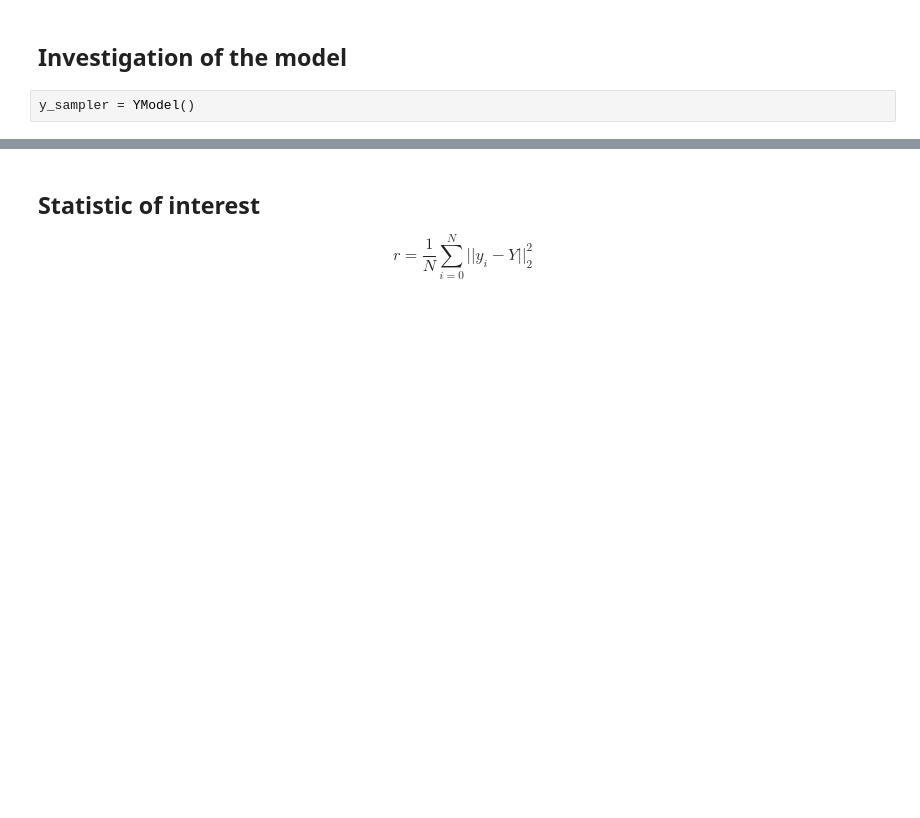
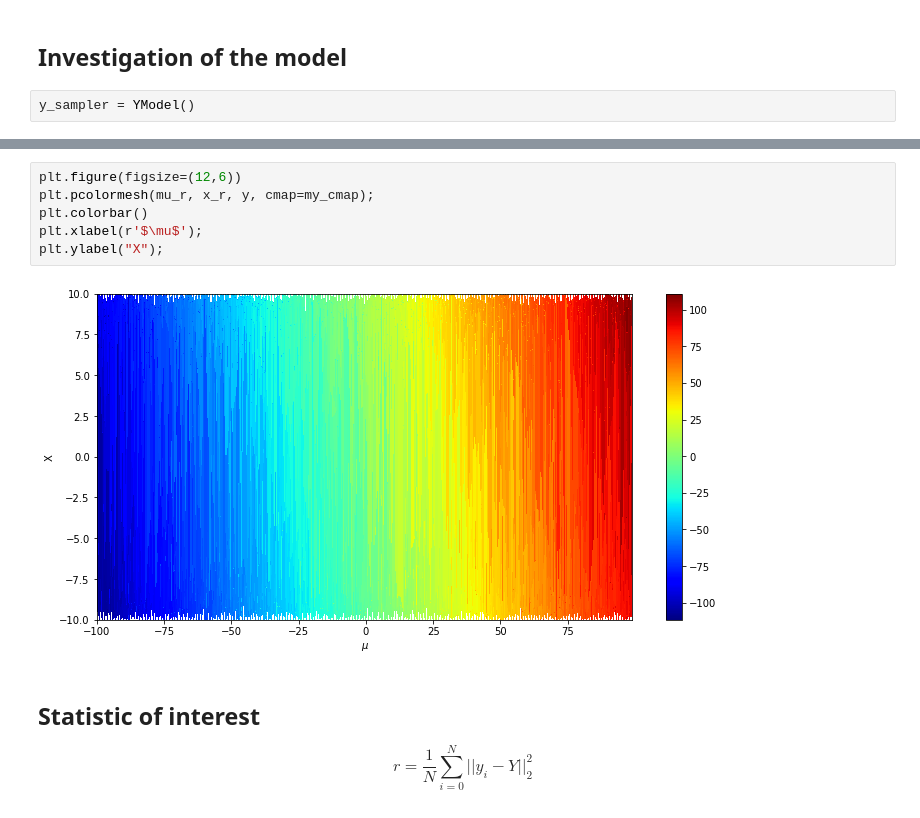
Before and after one commit to SchattenGenie/diff-surrogate, a Jupyter notebook: model.ipynb, the cells around one changed output, grey strips where cells are left out. Saved outputs shown, nothing was run; the diff lists cells and outputs as text; blank space fills up the shorter version.

```diff
--- a/model.ipynb
+++ b/model.ipynb
@@ -86,3 +105,11 @@ Wall time: 1.16 s
+# %%
+plt.figure(figsize=(12,6))
+plt.pcolormesh(mu_r, x_r, y, cmap=my_cmap);
+plt.colorbar()
+plt.xlabel(r'$\mu$');
+plt.ylabel("X");
+# %% [output]
+[figure, added]
 # %% [markdown]
 ## Statistic of interest
 
```
Also changed, not shown: parts of 6 cells of this notebook, 3 other files.
